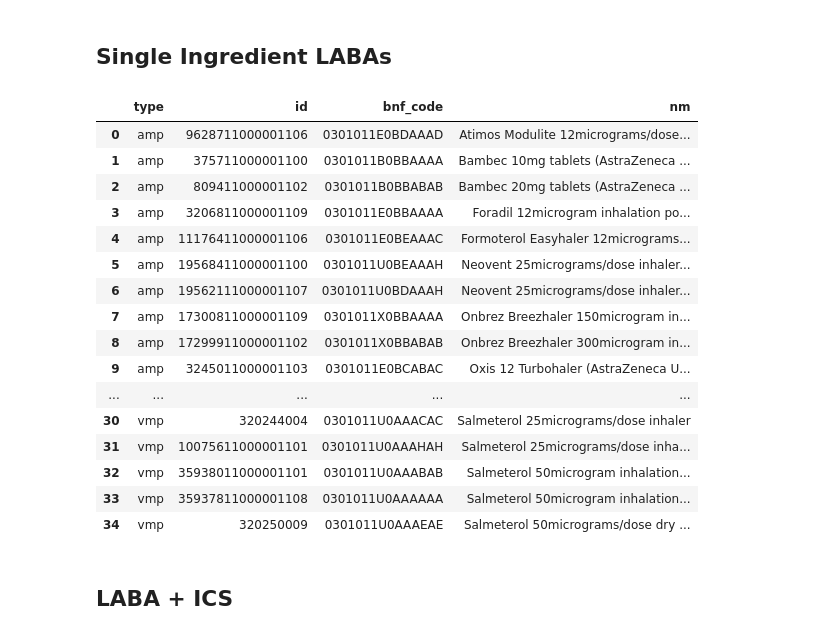
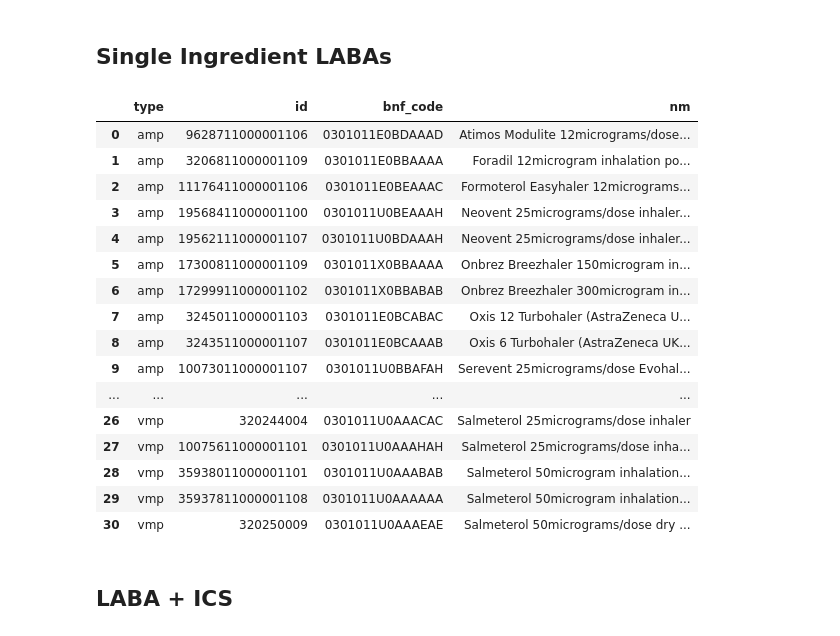
Before and after one commit to ebmdatalab/asthma-meds-covid-codelist-notebook, a Jupyter notebook: notebooks/laba.ipynb, the cells around one changed output. Saved outputs shown, nothing was run; the diff lists cells and outputs as text; code cells hidden in the pictures.

Commit message:
update laba notebook
remove bambuterol as per github discussion (v low numbers and oral)

```diff
--- a/notebooks/laba.ipynb
+++ b/notebooks/laba.ipynb
@@ -15,49 +15,48 @@ import pandas as pd
 # %%
 sql = '''WITH bnf_codes AS (
  SELECT DISTINCT bnf_code FROM measures.dmd_objs_with_form_route WHERE
    (bnf_code LIKE '0301011E0%'  OR          #BNF Formoterol Fumarate
     bnf_code LIKE '0301011X0%'  OR          #BNF Indacaterol Maleate
     bnf_code LIKE '0301011Z0%'  OR          #BNF Olodaterol
-    bnf_code LIKE '0301011U0%'  OR          #BNF Salmeterol
-    bnf_code LIKE '0301011B0%'  )          #BNF Bambuterol Hydrochloride
-  # AND (form_route LIKE '%pressurizedinhalation.inhalation' OR form_route LIKE 'powderinhalation.inhalation%')
-
-   )
+    bnf_code LIKE '0301011U0%'  )           #BNF Salmeterol
+    AND
+    bnf_code  NOT LIKE '0301011B0%'         #BNF Bambuterol Hydrochloride
+  )
 
 SELECT "vmp" AS type, id, bnf_code, nm
 FROM dmd.vmp
 WHERE bnf_code IN (SELECT * FROM bnf_codes)
 
 UNION ALL
 
 SELECT "amp" AS type, id, bnf_code, descr
 FROM dmd.amp
 WHERE bnf_code IN (SELECT * FROM bnf_codes)
 
 ORDER BY type, nm, bnf_code, id'''
 
 laba_single_codelist = bq.cached_read(sql, csv_path=os.path.join('..','data','laba_single_codelist.csv'))
 pd.set_option('display.max_rows', None)
 pd.set_option('display.max_colwidth', None)
 laba_single_codelist
 # %% [output]
 |  | type | id | bnf_code | nm |
 | 0 | amp | 9628711000001106 | 0301011E0BDAAAD | Atimos Modulite 12micrograms/dose... |
-| 1 | amp | 375711000001100 | 0301011B0BBAAAA | Bambec 10mg tablets (AstraZeneca ... |
-| 2 | amp | 809411000001102 | 0301011B0BBABAB | Bambec 20mg tablets (AstraZeneca ... |
-| 3 | amp | 3206811000001109 | 0301011E0BBAAAA | Foradil 12microgram inhalation po... |
-| 4 | amp | 11176411000001106 | 0301011E0BEAAAC | Formoterol Easyhaler 12micrograms... |
-| 5 | amp | 19568411000001100 | 0301011U0BEAAAH | Neovent 25micrograms/dose inhaler... |
-| 6 | amp | 19562111000001107 | 0301011U0BDAAAH | Neovent 25micrograms/dose inhaler... |
-| 7 | amp | 17300811000001109 | 0301011X0BBAAAA | Onbrez Breezhaler 150microgram in... |
-| 8 | amp | 17299911000001102 | 0301011X0BBABAB | Onbrez Breezhaler 300microgram in... |
-| 9 | amp | 3245011000001103 | 0301011E0BCABAC | Oxis 12 Turbohaler (AstraZeneca U... |
+| 1 | amp | 3206811000001109 | 0301011E0BBAAAA | Foradil 12microgram inhalation po... |
+| 2 | amp | 11176411000001106 | 0301011E0BEAAAC | Formoterol Easyhaler 12micrograms... |
+| 3 | amp | 19568411000001100 | 0301011U0BEAAAH | Neovent 25micrograms/dose inhaler... |
+| 4 | amp | 19562111000001107 | 0301011U0BDAAAH | Neovent 25micrograms/dose inhaler... |
+| 5 | amp | 17300811000001109 | 0301011X0BBAAAA | Onbrez Breezhaler 150microgram in... |
+| 6 | amp | 17299911000001102 | 0301011X0BBABAB | Onbrez Breezhaler 300microgram in... |
+| 7 | amp | 3245011000001103 | 0301011E0BCABAC | Oxis 12 Turbohaler (AstraZeneca U... |
+| 8 | amp | 3243511000001107 | 0301011E0BCAAAB | Oxis 6 Turbohaler (AstraZeneca UK... |
+| 9 | amp | 10073011000001107 | 0301011U0BBAFAH | Serevent 25micrograms/dose Evohal... |
 | ... | ... | ... | ... | ... |
-| 30 | vmp | 320244004 | 0301011U0AAACAC | Salmeterol 25micrograms/dose inhaler |
-| 31 | vmp | 10075611000001101 | 0301011U0AAAHAH | Salmeterol 25micrograms/dose inha... |
-| 32 | vmp | 35938011000001101 | 0301011U0AAABAB | Salmeterol 50microgram inhalation... |
-| 33 | vmp | 35937811000001108 | 0301011U0AAAAAA | Salmeterol 50microgram inhalation... |
-| 34 | vmp | 320250009 | 0301011U0AAAEAE | Salmeterol 50micrograms/dose dry ... |
+| 26 | vmp | 320244004 | 0301011U0AAACAC | Salmeterol 25micrograms/dose inhaler |
+| 27 | vmp | 10075611000001101 | 0301011U0AAAHAH | Salmeterol 25micrograms/dose inha... |
+| 28 | vmp | 35938011000001101 | 0301011U0AAABAB | Salmeterol 50microgram inhalation... |
+| 29 | vmp | 35937811000001108 | 0301011U0AAAAAA | Salmeterol 50microgram inhalation... |
+| 30 | vmp | 320250009 | 0301011U0AAAEAE | Salmeterol 50micrograms/dose dry ... |
 # %% [markdown]
 ## LABA + ICS <a id='ics'></a>
 # %%
```
Also changed, not shown: 3 other files.
